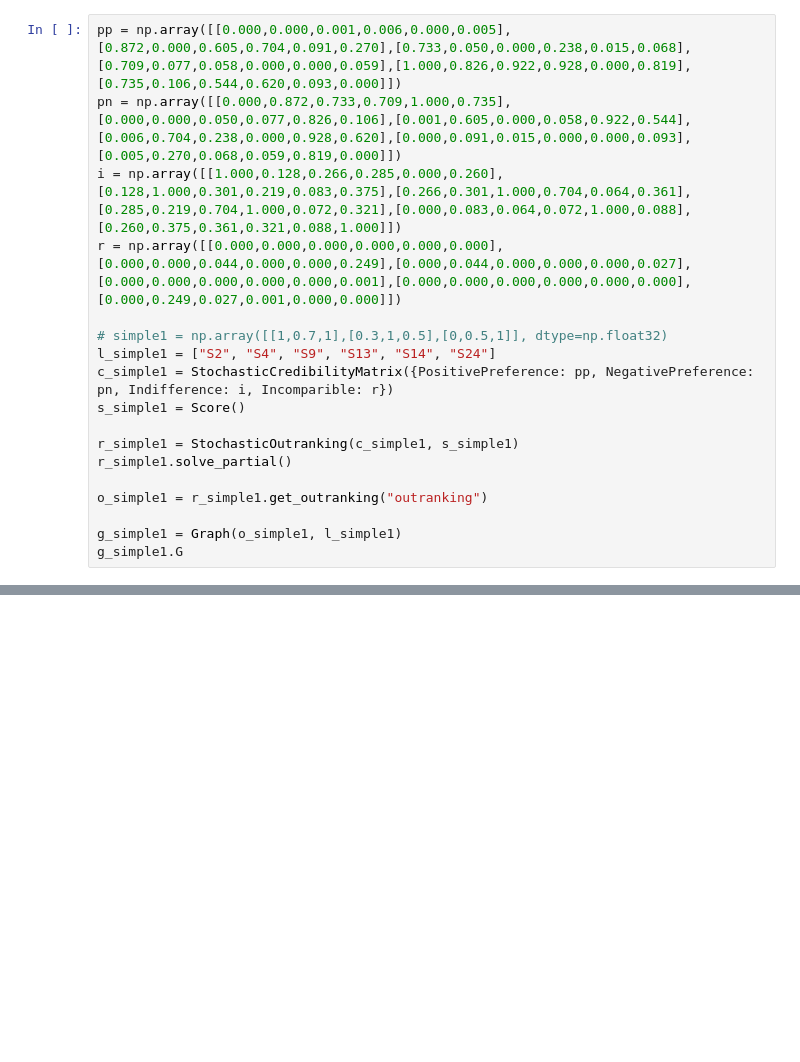
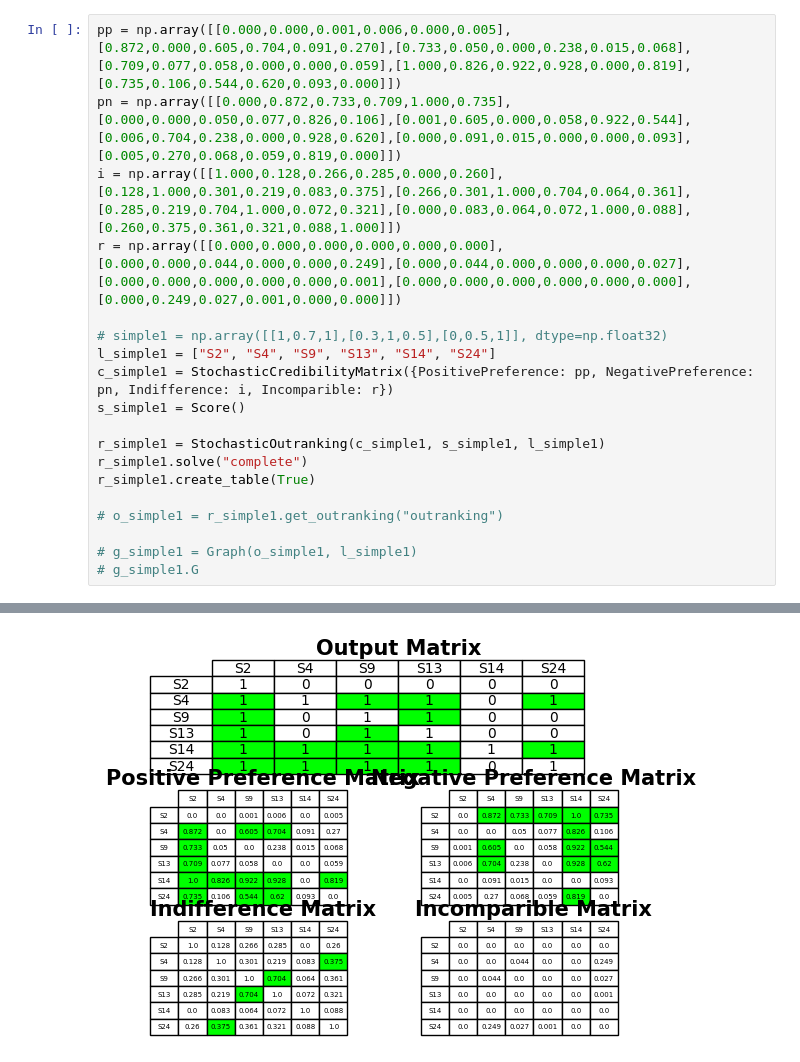
Before and after one commit to marcol13/milp-electre, a Jupyter notebook: examples/stochastic.ipynb, the cells around one changed output, grey strips where cells are left out. Drawn from its saved outputs; the diff is of its cells as text; blank space fills up the shorter version.

```diff
--- a/examples/stochastic.ipynb
+++ b/examples/stochastic.ipynb
@@ -25,11 +17,12 @@ l_simple1 = ["S2", "S4", "S9", "S13", "S14", "S24"]
 c_simple1 = StochasticCredibilityMatrix({PositivePreference: pp, NegativePreference: pn, Indifference: i, Incomparible: r})
 s_simple1 = Score()
 
-r_simple1 = StochasticOutranking(c_simple1, s_simple1)
-r_simple1.solve_partial()
+r_simple1 = StochasticOutranking(c_simple1, s_simple1, l_simple1)
+r_simple1.solve("complete")
+r_simple1.create_table(True)
 
-o_simple1 = r_simple1.get_outranking("outranking")
+# o_simple1 = r_simple1.get_outranking("outranking")
 
-g_simple1 = Graph(o_simple1, l_simple1)
-g_simple1.G
+# g_simple1 = Graph(o_simple1, l_simple1)
+# g_simple1.G
 # %% [output]
@@ -36,0 +29 @@ g_simple1.G
+[figure, added]
```
Also changed, not shown: parts of 2 cells of this notebook, 9 other files.
